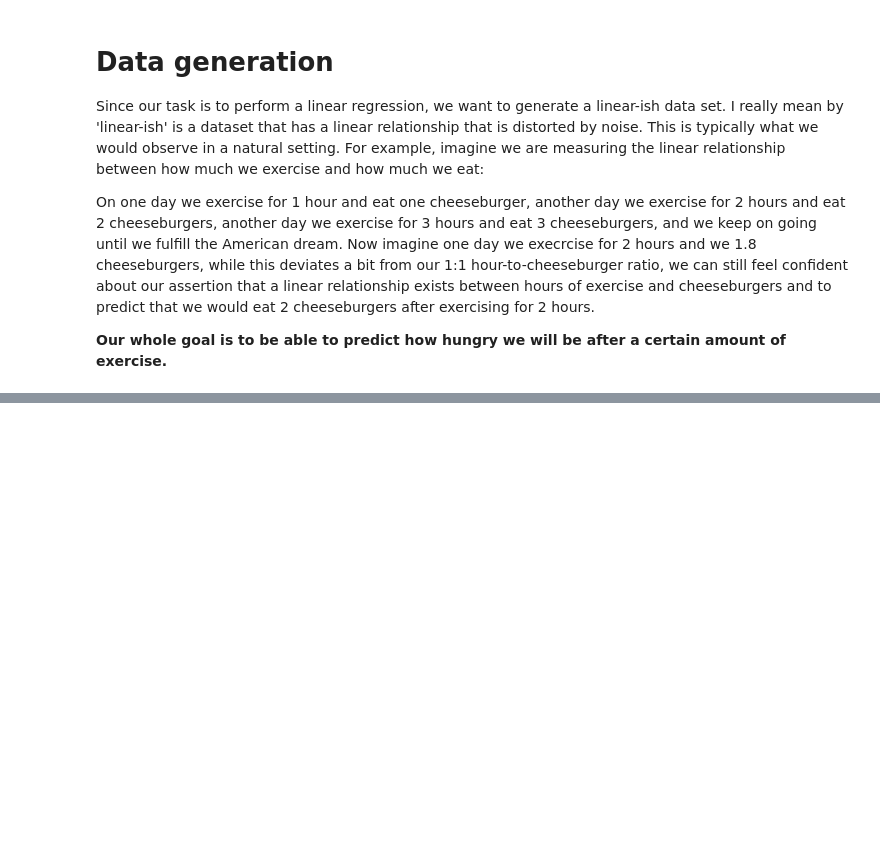
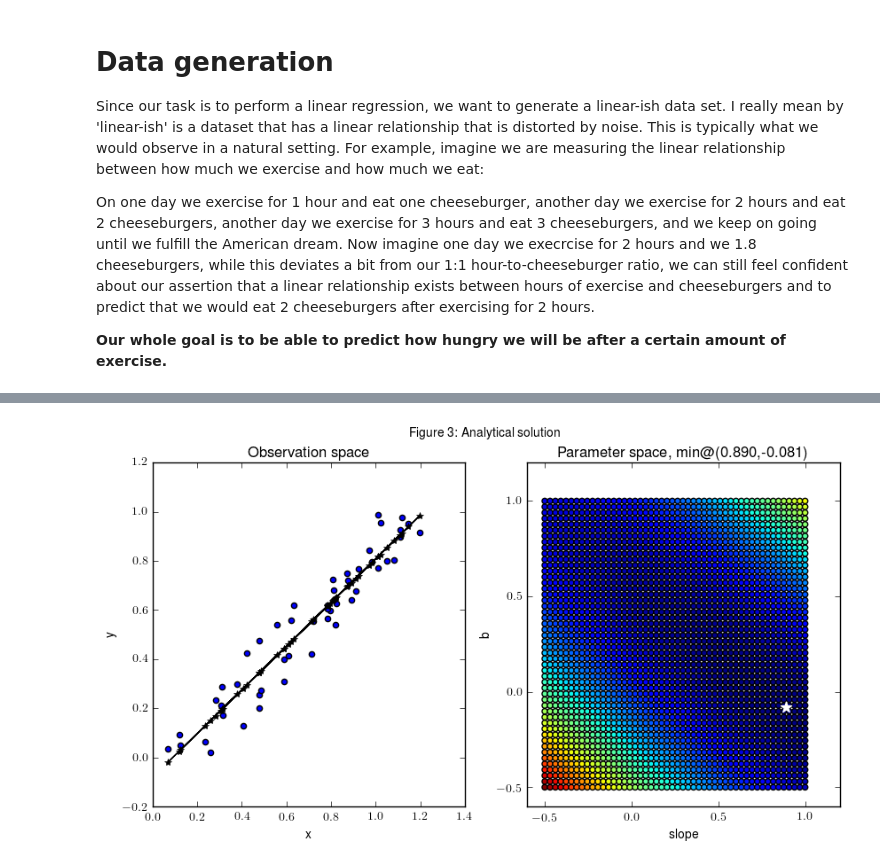
Before and after one commit to michaelsilverstein/Deep-Learning-Examples, a Jupyter notebook: Linear Regression.ipynb, the cells around one changed output, grey strips where cells are left out. Saved outputs shown, nothing was run; the diff lists cells and outputs as text; code cells hidden in the pictures; blank space fills up the shorter version.

```diff
--- a/Linear Regression.ipynb
+++ b/Linear Regression.ipynb
@@ -174,0 +198,70 @@ def linreg(x,y):
+# %%
+def linreg(x,y):
+    #Train model parameters, w, based on matrix of features,x, and observations, y
+    w = np.dot(
+        np.dot(
+            np.linalg.inv(
+                np.dot(x.T,x)),
+                    x.T),
+                        y)
+    return w
+def gridsearch(size,ax=False,amin=-.5,amax=1,contour=False):
+    #Find optimal parameters through a grid search with resolution sizeXsize
+    #Input:
+    #|size: step size between points in grid; grid resolution
+    #|ax: When plot is desired, pass ax object to plot
+    #|amin,amax = axis min and max
+    #|contour: plot contour plot instead of scatter
+    #Output:
+    #|w: parameters that minimize MSE
+
+    #Generate mesh
+    seed = np.linspace(amin,amax,size)
+    slope,b = np.meshgrid(seed,seed) #50x50 grid from 0 to 2
+    combos = np.vstack([slope.ravel(),b.ravel()]) #All pairwise combinations of parameters in grid
+
+    #Compute y_hat for each set of parameters
+    y_tests = np.dot(x,combos).T #y_tests = [y_hats{1},...,y_hats{size}], for pairs of parameters 1,...,size
+    MSEs = np.array([MSE(y_,y) for y_ in y_tests]).reshape(size,size) #Calculate MSE for each set of y_hats
+    minval_ix = np.unravel_index(np.argmin(MSEs),(size,size)) #Find index at which MSE is the smallest
+
+    w = [seed[minval_ix[1]],seed[minval_ix[0]]]
+
+    if ax:
+        if contour:
+            ax.contourf(slope,b,MSEs)
+        else:
+            ax.scatter(slope,b,c=MSEs)
+        ax.set_xlabel('slope')
+        ax.set_ylabel('b')
+    return w
+
+#Generate data
+dim,size = 1,50
+x,y = datagen(dim,size)
+
+##Linear regression
+#Train model
+w = linreg(x,y)
+#Test model to predict solution
+y_test = np.dot(x,w)
+
+##Plotting
+fig,axs = plt.subplots(ncols=2)
+
+#Plot analytical solution in observation space
+axs[0].scatter(x[:,0],y)
+axs[0].plot(x[:,0],y_test,marker='*',c='black')
+axs[0].set_xlabel('x')
+axs[0].set_ylabel('y')
+axs[0].set_title('Observation space')
+
+#Plot coordinate of parameters in feature space
+gridsearch(size,ax=axs[1])
+axs[1].scatter(w[0],w[1],marker='*',color='white',s=80)
+axs[1].set_title('Parameter space, min@(%.3f,%.3f)'%(w[0],w[1]))
+
+fig.suptitle('Figure 3: Analytical solution')
+plt.show()
+# %% [output]
+[figure, added]
```
Also changed, not shown: parts of 10 cells of this notebook.
